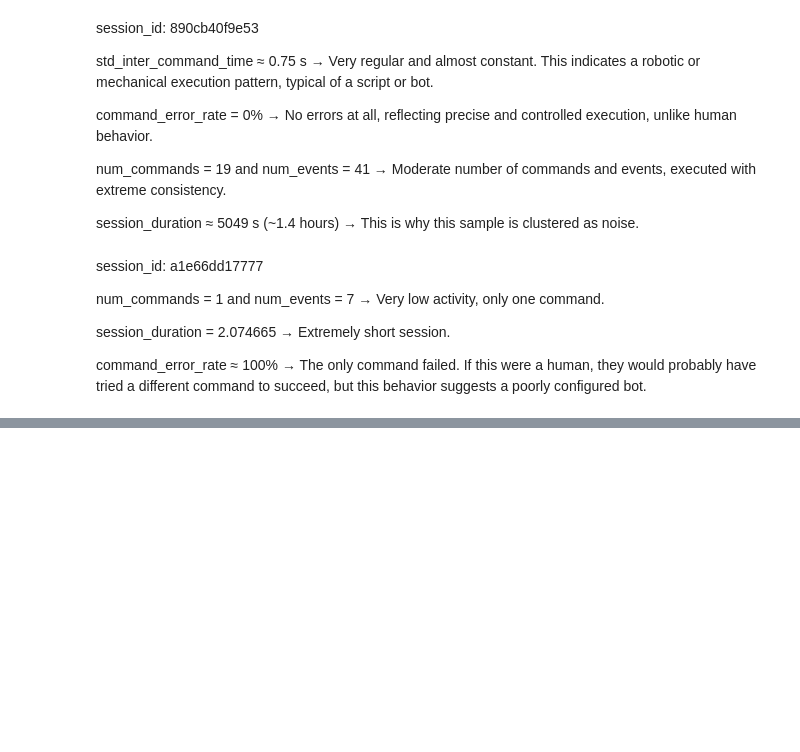
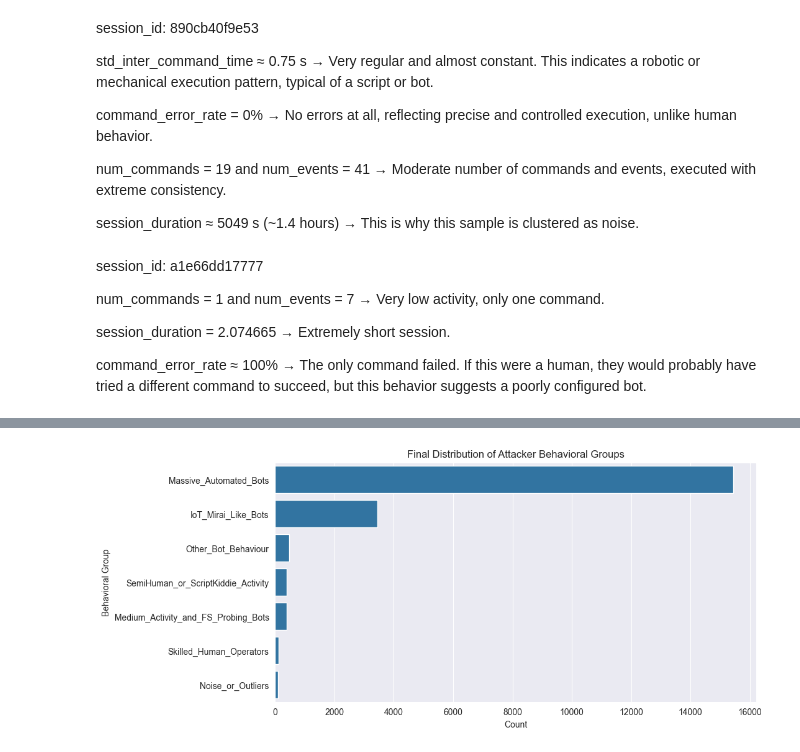
Before and after one commit to rubengilmartinez/Attacker-Behavioral-Profiling, a Jupyter notebook: notebooks/hdbscan_advanced_final_algorithm.ipynb, the cells around one changed output, grey strips where cells are left out. Saved outputs shown, nothing was run; the diff lists cells and outputs as text; code cells hidden in the pictures; blank space fills up the shorter version.

```diff
--- a/notebooks/hdbscan_advanced_final_algorithm.ipynb
+++ b/notebooks/hdbscan_advanced_final_algorithm.ipynb
@@ -1275,0 +1485,19 @@ command_error_rate ≈ 100% → The only command failed. If this were a human, t
+# %%
+# ==========================
+# Final rename to human-readable cluster names
+# ==========================
+
+name_map = {
+    "G1_l1_0_1": "Massive_Automated_Bots",
+    "G2_l1_2_3_l2_0": "IoT_Mirai_Like_Bots",
+    "G3_l2_2_l3_1_2": "SemiHuman_or_ScriptKiddie_Activity",
+    "L1_4": "Medium_Activity_and_FS_Probing_Bots",
+    "L3_0": "Skilled_Human_Operators",
+    "L2_1": "Other_Bot_Behaviour",
+    "NOISE": "Noise_or_Outliers"
+}
+
+df_clusters['final_cluster_name'] = df_clusters['final_cluster'].map(name_map)
+df_clusters['final_cluster_name'] = df_clusters['final_cluster_name'].fillna(df_clusters['final_cluster'])
+
+df_clusters[['final_cluster', 'final_cluster_name']].head(10)
@@ -1275,0 +1547,12 @@ command_error_rate ≈ 100% → The only command failed. If this were a human, t
+# %%
+df_full = df.copy()              # df original con features completas
+df_full.index.name = 'session_id'
+df_full = df_full.reset_index()
+
+df_final = df_full.merge(
+    df_clusters[['session_id', 'final_cluster', 'final_cluster_name']],
+    on='session_id',
+    how='left'
+)
+
+df_final.head()
@@ -1275,0 +1584,16 @@ command_error_rate ≈ 100% → The only command failed. If this were a human, t
+# %%
+import seaborn as sns
+import matplotlib.pyplot as plt
+
+plt.figure(figsize=(10, 5))
+sns.countplot(
+    data=df_final,
+    y='final_cluster_name',
+    order=df_final['final_cluster_name'].value_counts().index
+)
+plt.title("Final Distribution of Attacker Behavioral Groups")
+plt.xlabel("Count")
+plt.ylabel("Behavioral Group")
+plt.show()
+# %% [output]
+[figure, added]
```
Also changed, not shown: parts of 21 cells of this notebook.
